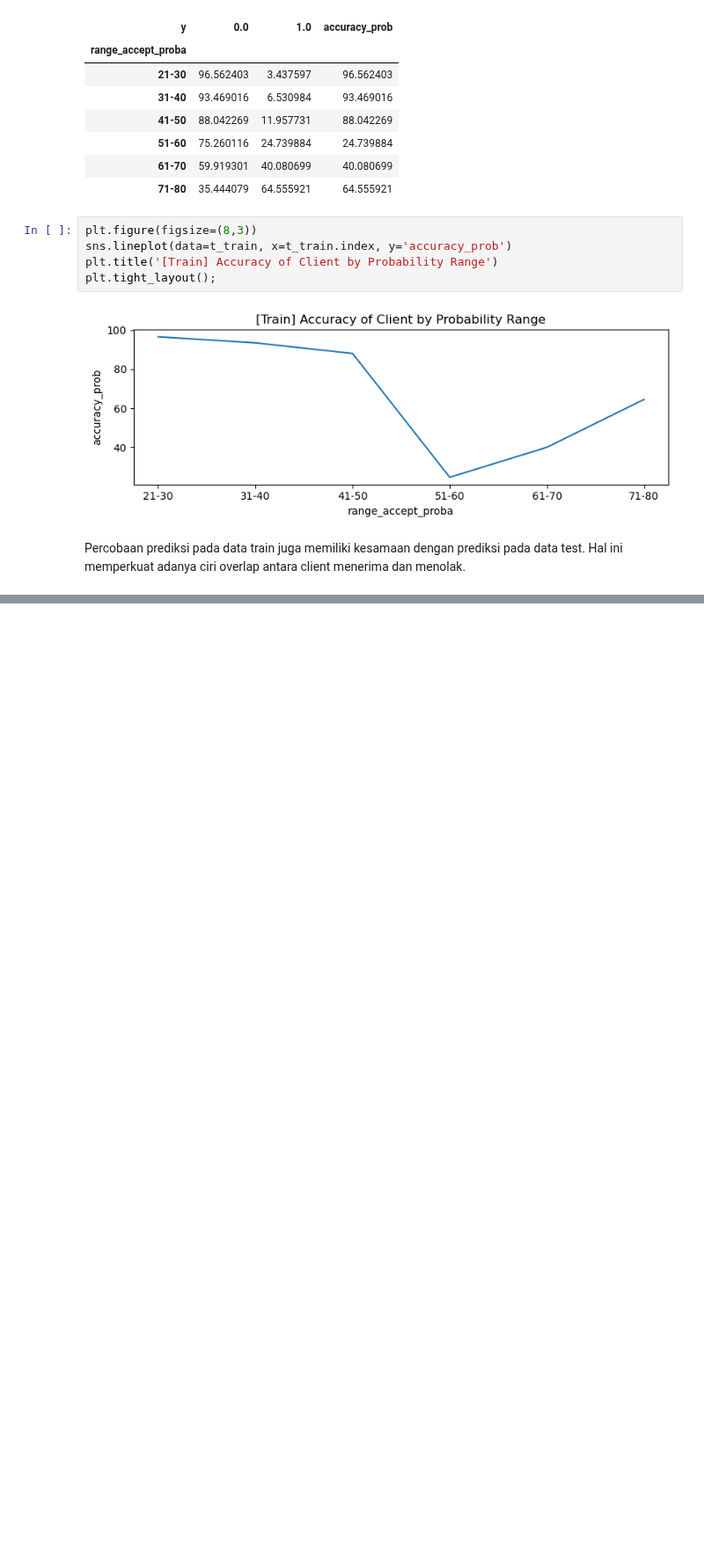
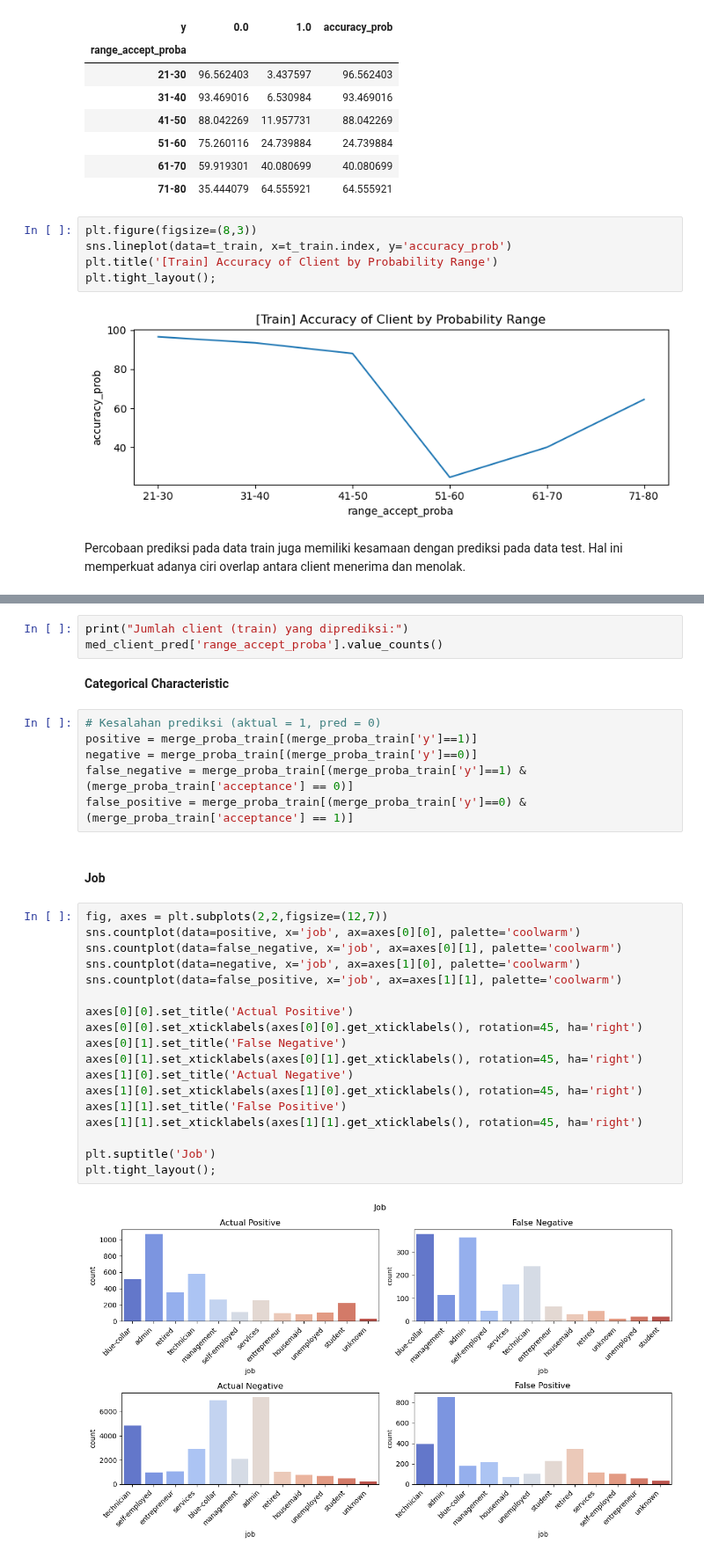
Before and after one commit to clarentcelsia/Analytics, a Jupyter notebook: ml/bank_telemarketing.ipynb, the cells around one changed output, grey strips where cells are left out. Shown at 88% size. Saved outputs shown, nothing was run; the diff lists cells and outputs as text; blank space fills up the shorter version.

```diff
--- a/ml/bank_telemarketing.ipynb
+++ b/ml/bank_telemarketing.ipynb
@@ -2406,0 +2415,33 @@ TBA
+# %%
+print("Jumlah client (train) yang diprediksi:")
+med_client_pred['range_accept_proba'].value_counts()
+# %% [markdown]
+**Categorical Characteristic**
+# %%
+# Kesalahan prediksi (aktual = 1, pred = 0)
+positive = merge_proba_train[(merge_proba_train['y']==1)]
+negative = merge_proba_train[(merge_proba_train['y']==0)]
+false_negative = merge_proba_train[(merge_proba_train['y']==1) & (merge_proba_train['acceptance'] == 0)]
+false_positive = merge_proba_train[(merge_proba_train['y']==0) & (merge_proba_train['acceptance'] == 1)]
+# %% [markdown]
+#### Job
+# %%
+fig, axes = plt.subplots(2,2,figsize=(12,7))
+sns.countplot(data=positive, x='job', ax=axes[0][0], palette='coolwarm')
+sns.countplot(data=false_negative, x='job', ax=axes[0][1], palette='coolwarm')
+sns.countplot(data=negative, x='job', ax=axes[1][0], palette='coolwarm')
+sns.countplot(data=false_positive, x='job', ax=axes[1][1], palette='coolwarm')
+
+axes[0][0].set_title('Actual Positive')
+axes[0][0].set_xticklabels(axes[0][0].get_xticklabels(), rotation=45, ha='right')
+axes[0][1].set_title('False Negative')
+axes[0][1].set_xticklabels(axes[0][1].get_xticklabels(), rotation=45, ha='right')
+axes[1][0].set_title('Actual Negative')
+axes[1][0].set_xticklabels(axes[1][0].get_xticklabels(), rotation=45, ha='right')
+axes[1][1].set_title('False Positive')
+axes[1][1].set_xticklabels(axes[1][1].get_xticklabels(), rotation=45, ha='right')
+
+plt.suptitle('Job')
+plt.tight_layout();
+# %% [output]
+[figure, added]
```
Also changed, not shown: parts of 41 cells of this notebook.
